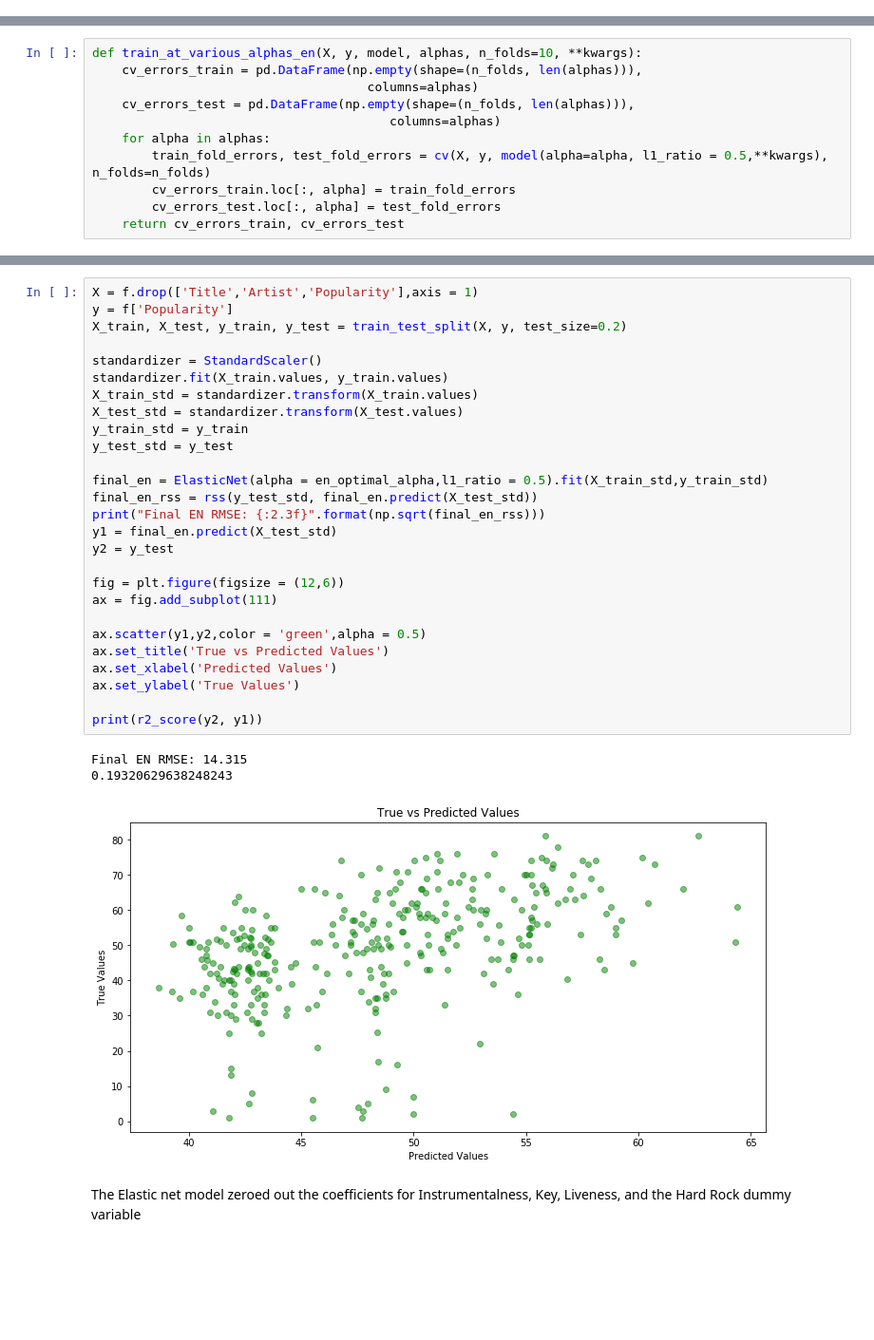
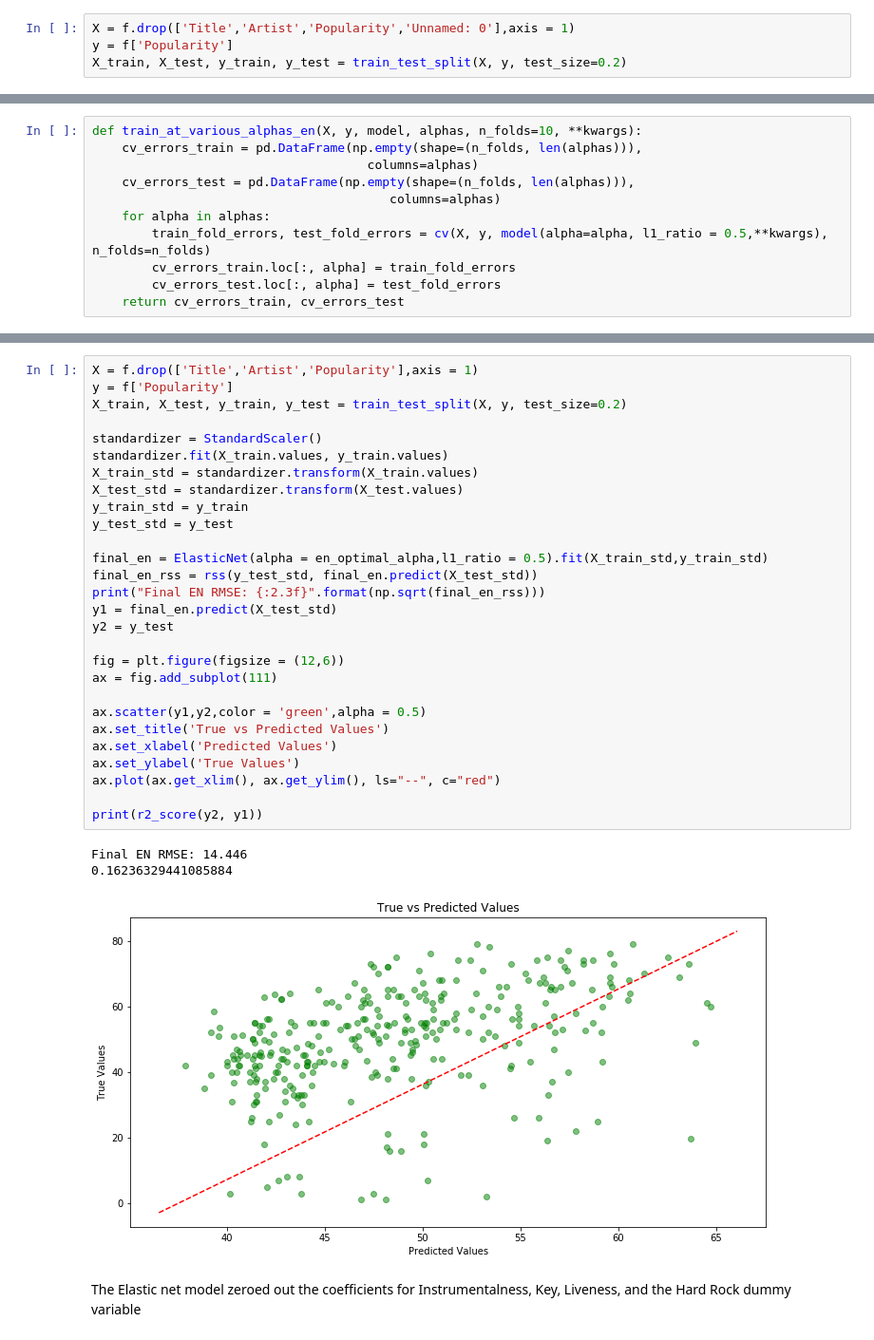
Before and after one commit to evanhosmer/Spotify_case_study, a Jupyter notebook: notebooks/Spotify.ipynb, the cells around one changed output, grey strips where cells are left out. Shown at 95% size. Cells and saved outputs as stored; diff of their text form; blank space fills up the shorter version.

```diff
--- a/notebooks/Spotify.ipynb
+++ b/notebooks/Spotify.ipynb
@@ -614,6 +612,10 @@ Split the data 80/20 into train and test set
 ## Ridge Regression w/ Optimal Alpha
 # %% [markdown]
 Predicted Prob (x) vs Actual Prob(y)
+# %%
+X = f.drop(['Title','Artist','Popularity','Unnamed: 0'],axis = 1)
+y = f['Popularity']
+X_train, X_test, y_train, y_test = train_test_split(X, y, test_size=0.2)
 # %%
 ridge = Ridge(alpha = 0.5)
 ridge.fit(X_train,y_train)
@@ -864,34 +873,35 @@ Text(0,0.5,'MSE')
 # %%
 X = f.drop(['Title','Artist','Popularity'],axis = 1)
 y = f['Popularity']
 X_train, X_test, y_train, y_test = train_test_split(X, y, test_size=0.2)
 
 standardizer = StandardScaler()
 standardizer.fit(X_train.values, y_train.values)
 X_train_std = standardizer.transform(X_train.values)
 X_test_std = standardizer.transform(X_test.values)
 y_train_std = y_train
 y_test_std = y_test
 
 final_en = ElasticNet(alpha = en_optimal_alpha,l1_ratio = 0.5).fit(X_train_std,y_train_std)
 final_en_rss = rss(y_test_std, final_en.predict(X_test_std))
 print("Final EN RMSE: {:2.3f}".format(np.sqrt(final_en_rss)))
 y1 = final_en.predict(X_test_std)
 y2 = y_test
 
 fig = plt.figure(figsize = (12,6))
 ax = fig.add_subplot(111)
 
 ax.scatter(y1,y2,color = 'green',alpha = 0.5)
 ax.set_title('True vs Predicted Values')
 ax.set_xlabel('Predicted Values')
 ax.set_ylabel('True Values')
+ax.plot(ax.get_xlim(), ax.get_ylim(), ls="--", c="red")
 
 print(r2_score(y2, y1))
 # %% [output]
-Final EN RMSE: 14.315
-0.19320629638248243
+Final EN RMSE: 14.446
+0.16236329441085884
-[figure, old version]
+[figure, new version]
 # %% [markdown]
 The Elastic net model zeroed out the coefficients for Instrumentalness, Key, Liveness, and the Hard Rock dummy variable
 # %%
```
Also changed, not shown: parts of 18 cells of this notebook, 3 other files.
